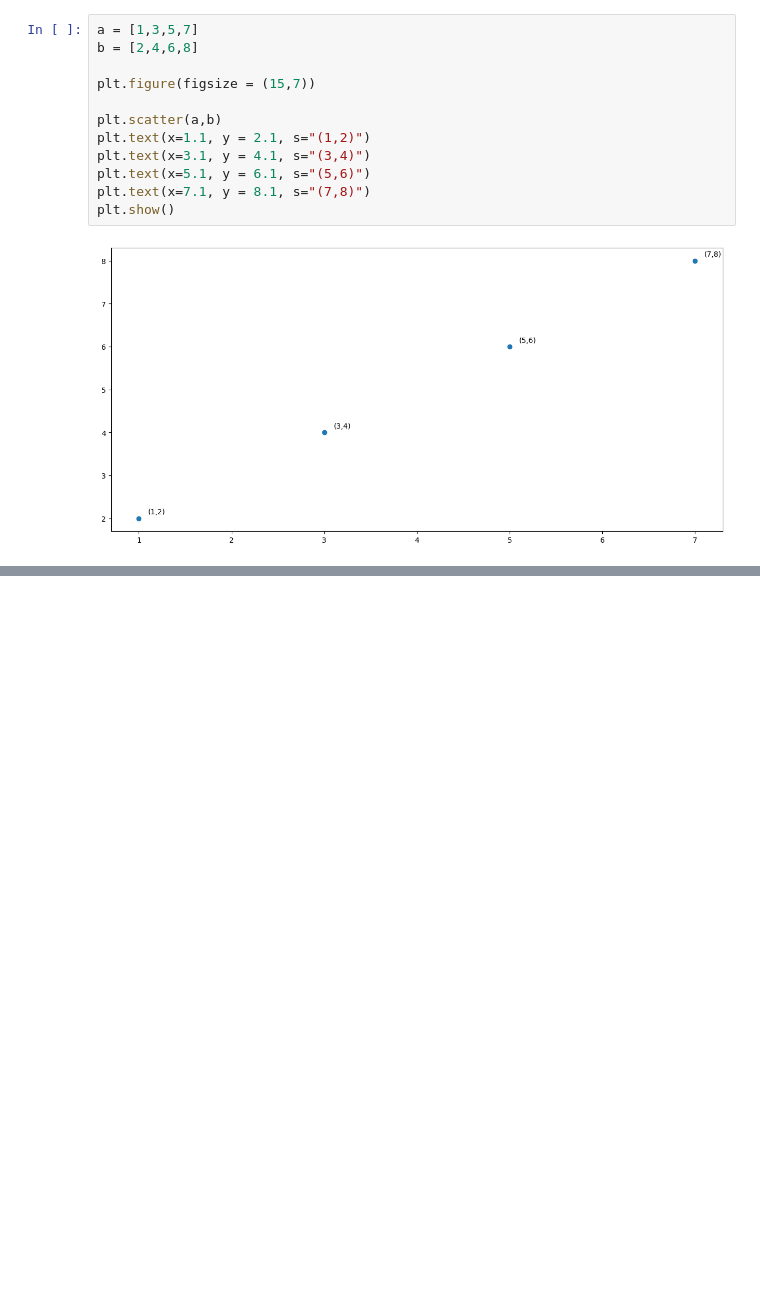
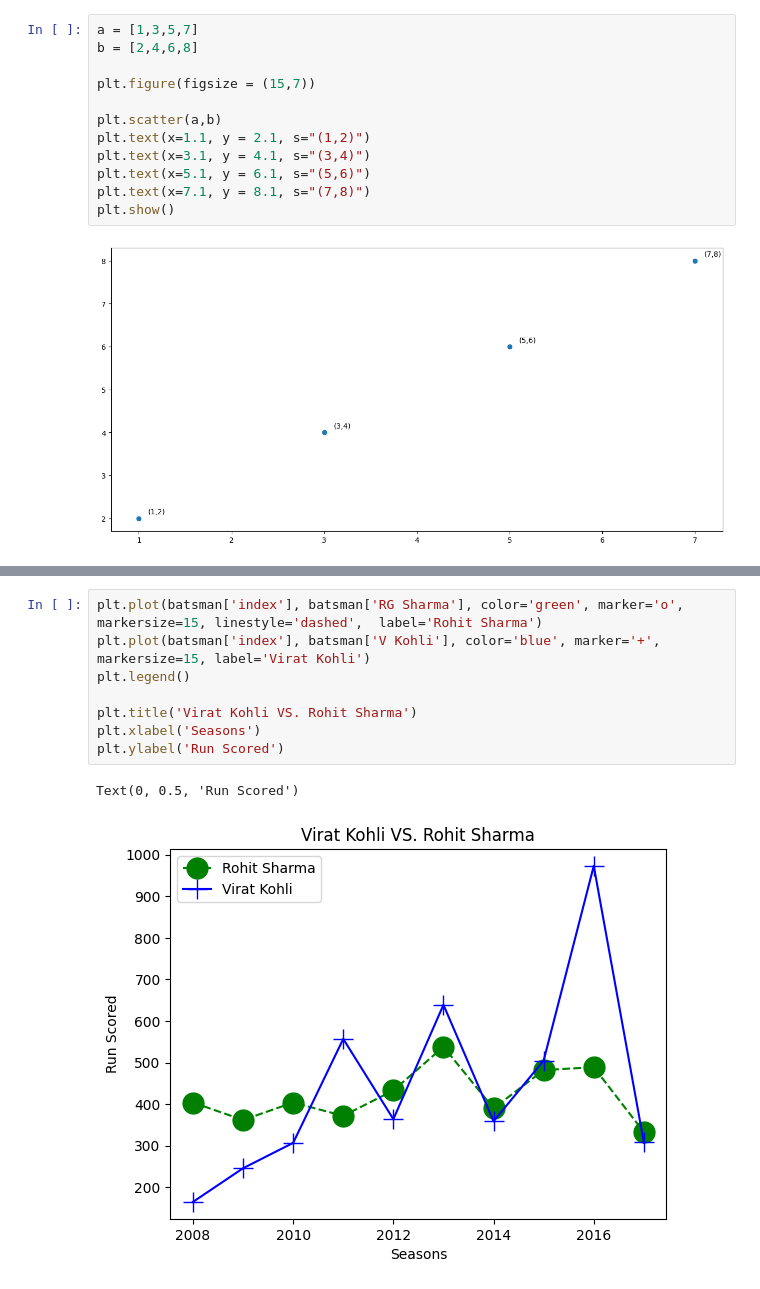
Before and after one commit to gajurelkshitiz/Plotting-Libraries, a Jupyter notebook: matplotlib.ipynb, the cells around one changed output, grey strips where cells are left out. Cells and saved outputs as stored; diff of their text form; blank space fills up the shorter version.

```diff
--- a/matplotlib.ipynb
+++ b/matplotlib.ipynb
@@ -103,0 +147,11 @@ fig.show()
+# %%
+plt.plot(batsman['index'], batsman['RG Sharma'], color='green', marker='o', markersize=15, linestyle='dashed',  label='Rohit Sharma')
+plt.plot(batsman['index'], batsman['V Kohli'], color='blue', marker='+', markersize=15, label='Virat Kohli')
+plt.legend()
+
+plt.title('Virat Kohli VS. Rohit Sharma')
+plt.xlabel('Seasons')
+plt.ylabel('Run Scored')
+# %% [output]
+Text(0, 0.5, 'Run Scored')
+[figure, added]
```
Also changed, not shown: parts of 30 cells of this notebook, 4 other files.
